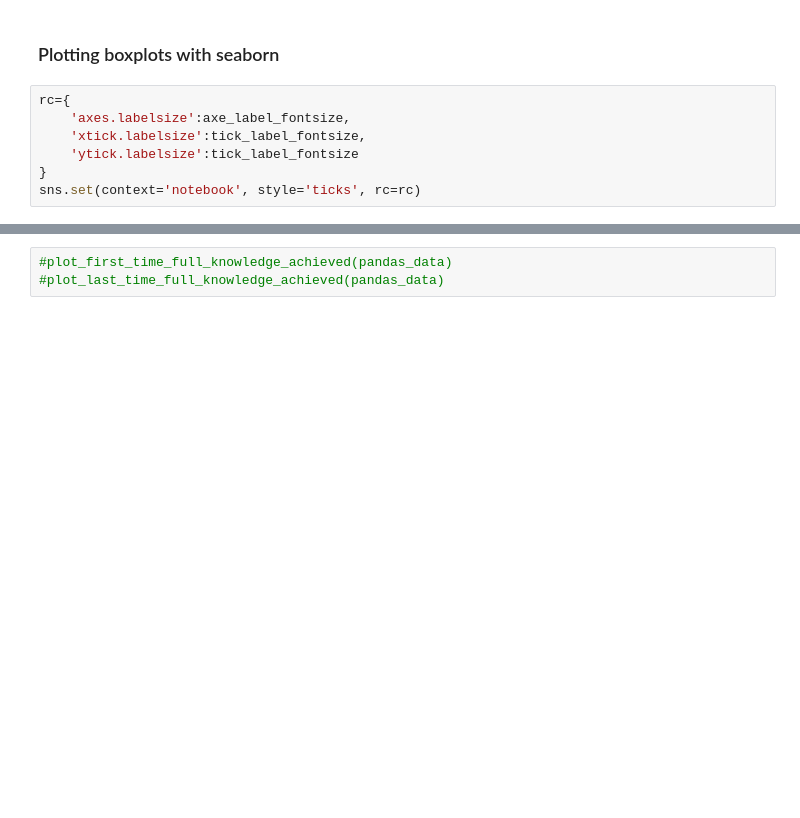
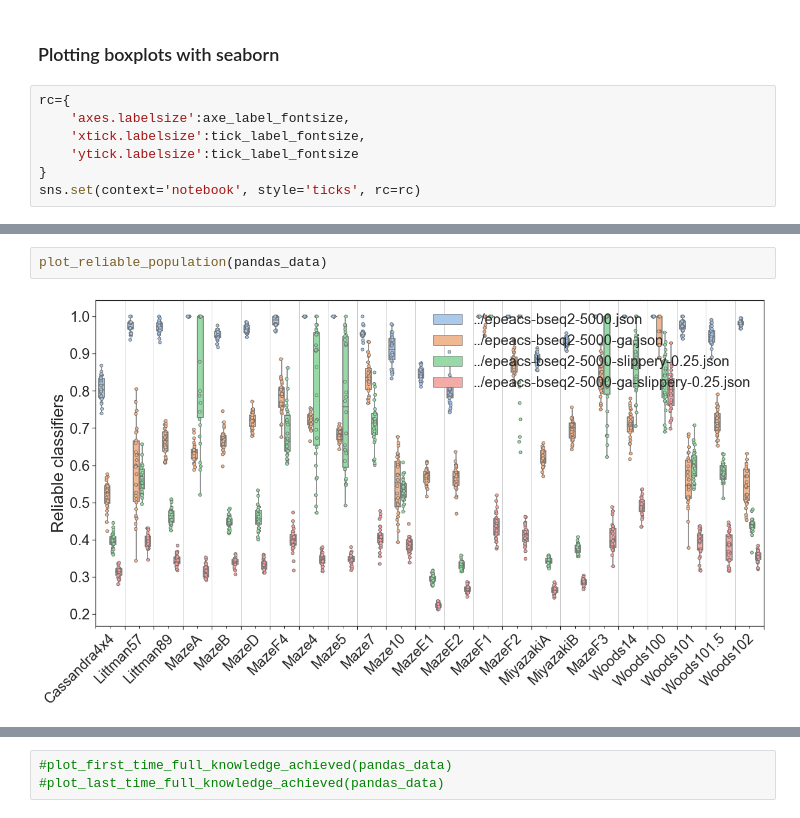
Before and after one commit to RomainOr/Reasoning-with-ALCS, a Jupyter notebook: epeacs_boxplot.ipynb, the cells around one changed output, grey strips where cells are left out. Saved outputs shown, nothing was run; the diff lists cells and outputs as text; blank space fills up the shorter version.

```diff
--- a/epeacs_boxplot.ipynb
+++ b/epeacs_boxplot.ipynb
@@ -247,0 +259,4 @@ plot_population(pandas_data, only_reliable=True)
+# %%
+plot_reliable_population(pandas_data)
+# %% [output]
+[figure, added]
```
Also changed, not shown: parts of 12 cells of this notebook, 12 other files.
